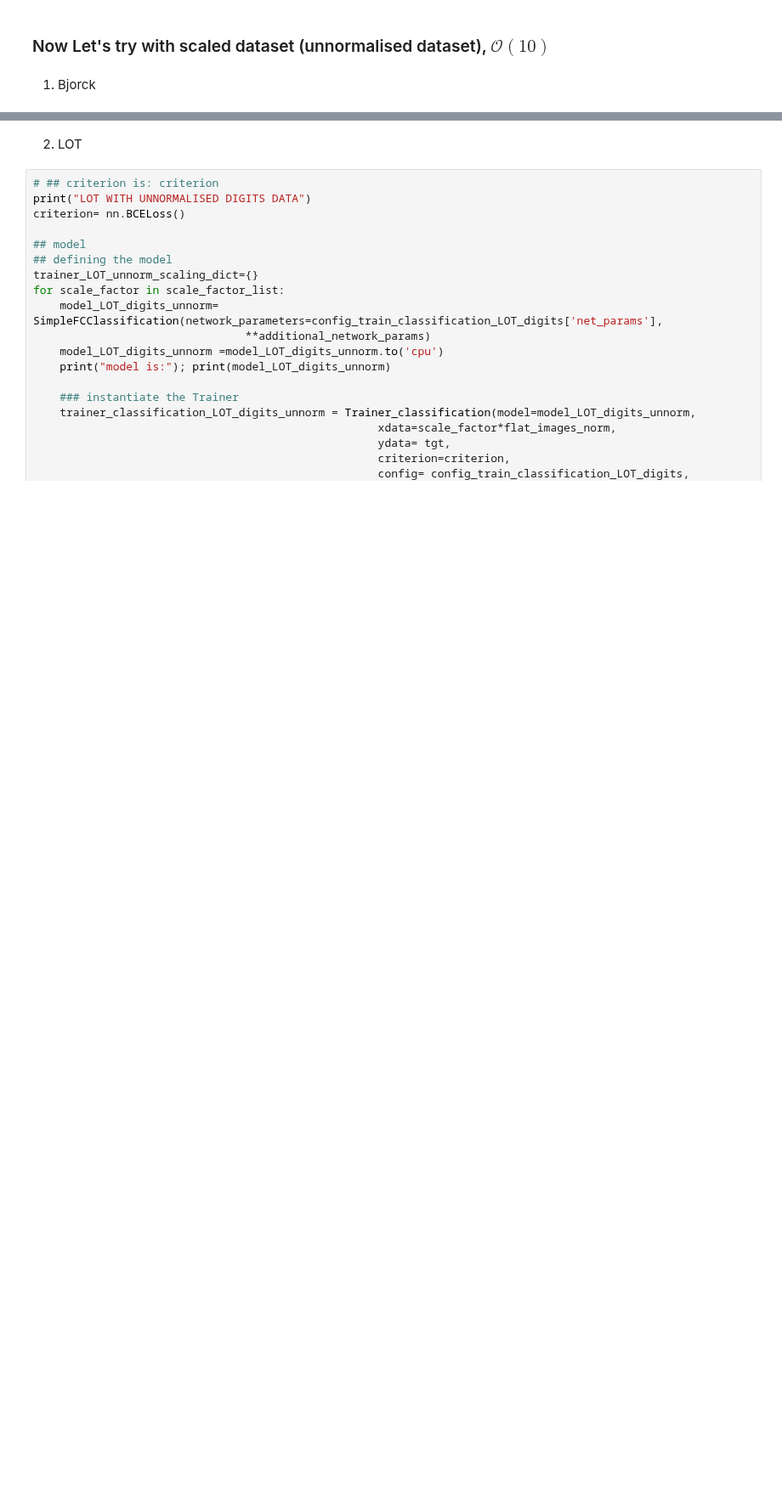
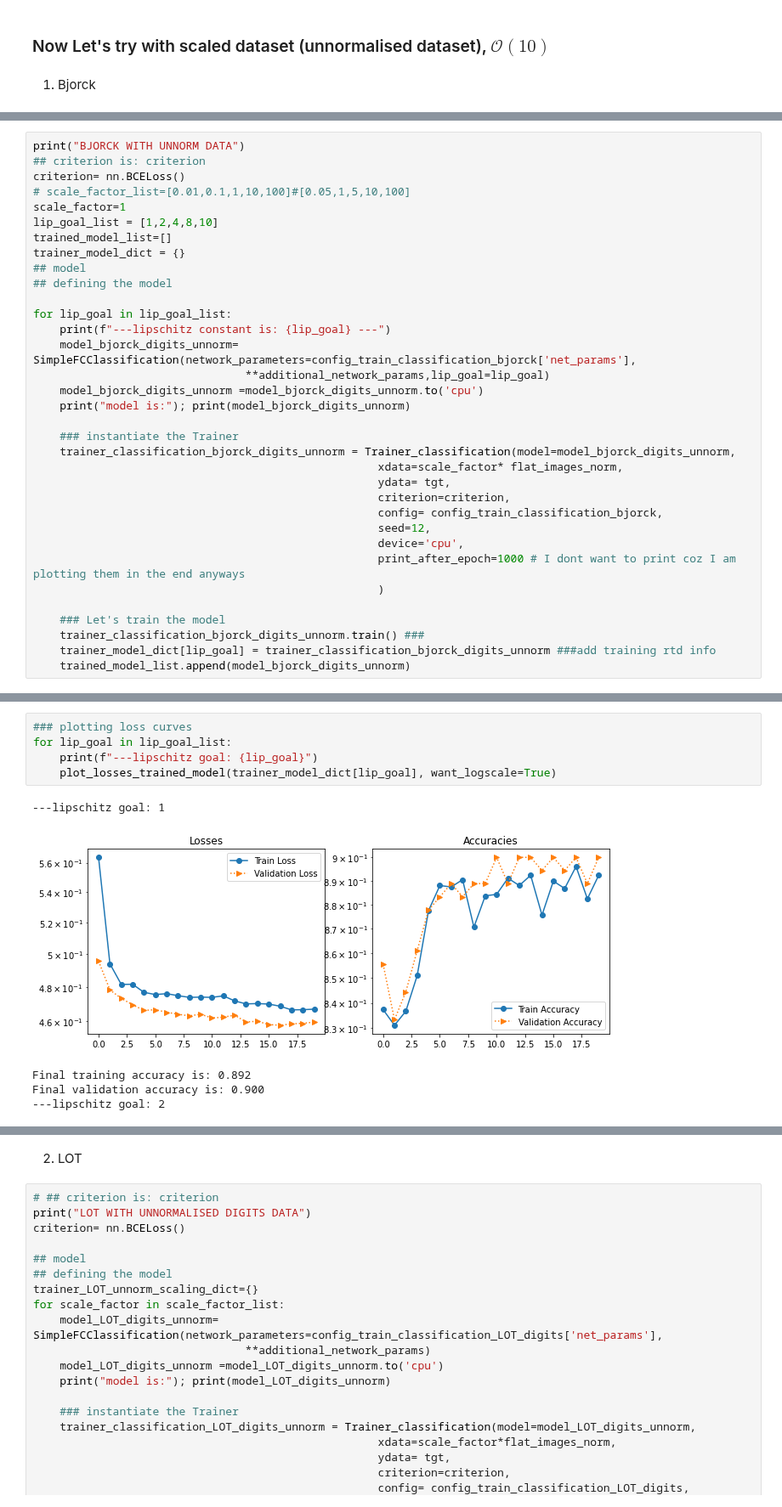
Before and after one commit to neelkanthrawat/Lipschitz_DSNN, a Jupyter notebook: trial_notebooks/testing_on_digits_dataset.ipynb, the cells around one changed output, grey strips where cells are left out. Shown at 85% size. Drawn from its saved outputs; the diff is of its cells as text; blank space fills up the shorter version.

Commit message:
add case: normalised data but lip constant increased

```diff
--- a/trial_notebooks/testing_on_digits_dataset.ipynb
+++ b/trial_notebooks/testing_on_digits_dataset.ipynb
@@ -357,0 +363,34 @@ Final validation accuracy is: 0.961
+# %%
+print("BJORCK WITH UNNORM DATA")
+## criterion is: criterion
+criterion= nn.BCELoss()
+# scale_factor_list=[0.01,0.1,1,10,100]#[0.05,1,5,10,100]
+scale_factor=1
+lip_goal_list = [1,2,4,8,10]
+trained_model_list=[]
+trainer_model_dict = {}
+## model
+## defining the model
+
+for lip_goal in lip_goal_list:
+    print(f"---lipschitz constant is: {lip_goal} ---")
+    model_bjorck_digits_unnorm= SimpleFCClassification(network_parameters=config_train_classification_bjorck['net_params'],
+                                **additional_network_params,lip_goal=lip_goal)
+    model_bjorck_digits_unnorm =model_bjorck_digits_unnorm.to('cpu')
+    print("model is:"); print(model_bjorck_digits_unnorm)
+
+    ### instantiate the Trainer
+    trainer_classification_bjorck_digits_unnorm = Trainer_classification(model=model_bjorck_digits_unnorm,
+                                                    xdata=scale_factor* flat_images_norm,
+                                                    ydata= tgt,
+                                                    criterion=criterion,
+                                                    config= config_train_classification_bjorck,
+                                                    seed=12,
+                                                    device='cpu',
+                                                    print_after_epoch=1000 # I dont want to print coz I am plotting them in the end anyways
+                                                    )
+
+    ### Let's train the model
+    trainer_classification_bjorck_digits_unnorm.train() ###
+    trainer_model_dict[lip_goal] = trainer_classification_bjorck_digits_unnorm ###add training rtd info
+    trained_model_list.append(model_bjorck_digits_unnorm)
@@ -357,0 +469,11 @@ Final validation accuracy is: 0.961
+# %%
+### plotting loss curves
+for lip_goal in lip_goal_list:
+    print(f"---lipschitz goal: {lip_goal}")
+    plot_losses_trained_model(trainer_model_dict[lip_goal], want_logscale=True)
+# %% [output]
+---lipschitz goal: 1
+[figure, added]
+Final training accuracy is: 0.892
+Final validation accuracy is: 0.900
+---lipschitz goal: 2
```
Also changed, not shown: parts of 8 cells of this notebook.
